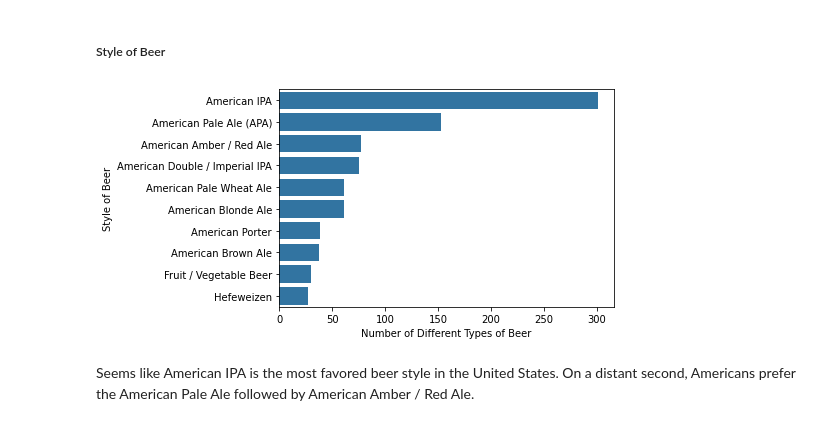
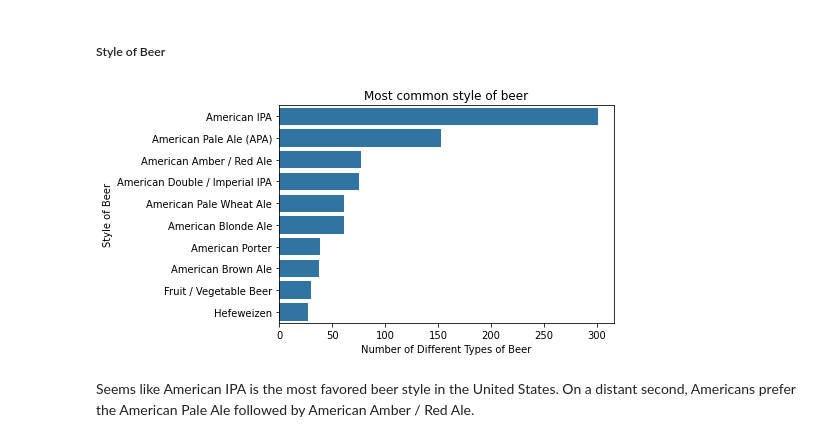
Before and after one commit to akkiannu/BeerAnalysis, a Jupyter notebook: exploration.ipynb, the cells around one changed output. Cells and saved outputs as stored; diff of their text form; code cells hidden in the pictures.

```diff
--- a/exploration.ipynb
+++ b/exploration.ipynb
@@ -177,15 +177,16 @@ df_copy.columns = cols
 # %%
 #Considering the top 10 beer styles by count
 top_10_beer = df_copy['Beer Style'].value_counts()[0:10].index
 df_beer_sub = df_copy[df_copy['Beer Style'].isin(top_10_beer)]
 
 #Plotting the top 10 beer styles in a histogram
 color = sns.color_palette()[0]
 sns.countplot(data= df_beer_sub, y='Beer Style', order = top_10_beer, color=color)
 plt.ylabel('Style of Beer')
-plt.xlabel('Number of Different Types of Beer');
+plt.xlabel('Number of Different Types of Beer')
+plt.title("Most common style of beer");
 # %% [output]
-[figure, old version]
+[figure, new version]
 # %% [markdown]
 Seems like American IPA is the most favored beer style in the United States. On a distant second, Americans prefer the American Pale Ale followed by American Amber / Red Ale.
 # %% [markdown]
```
Also changed, not shown: parts of 18 cells of this notebook.
